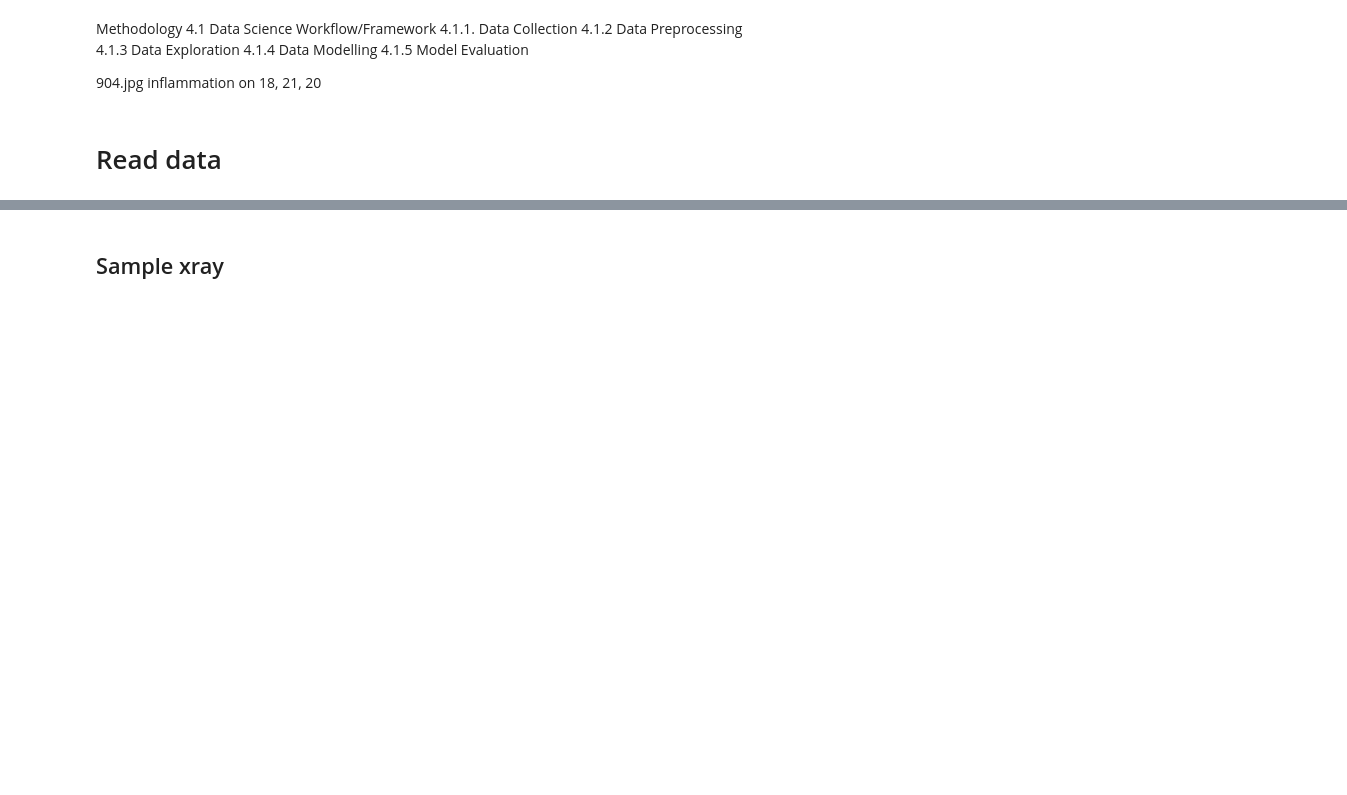
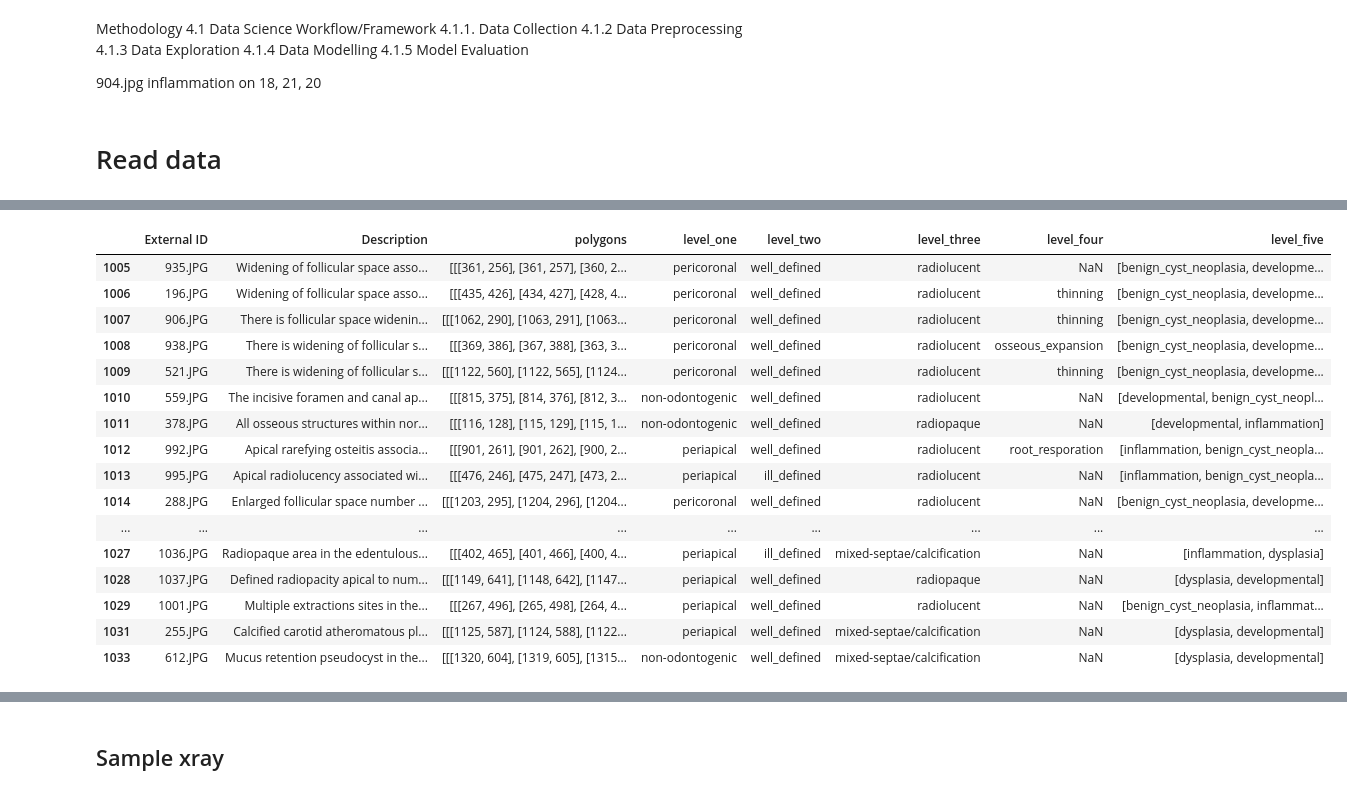
Before and after one commit to sopmacvan/tdd-model, a Jupyter notebook: main.ipynb, the cells around one changed output, grey strips where cells are left out. Saved outputs shown, nothing was run; the diff lists cells and outputs as text; code cells hidden in the pictures; blank space fills up the shorter version.

```diff
--- a/main.ipynb
+++ b/main.ipynb
@@ -71,0 +49,22 @@ expert_df[expert_df['len_polygons'] != expert_df['len_abnormalities']]
+# %%
+# see data where there are multiple abnormalities in the one mask/polygon for expert
+many_abnormalities = expert_df[expert_df['level_five'].notna()].copy()
+many_abnormalities[many_abnormalities['level_five'].apply(lambda x: len(x) > 1)]
+# %% [output]
+|  | External ID | Description | polygons | level_one | level_two | level_three | level_four | level_five |
+| 1005 | 935.JPG | Widening of follicular space asso... | [[[361, 256], [361, 257], [360, 2... | pericoronal | well_defined | radiolucent | NaN | [benign_cyst_neoplasia, developme... |
+| 1006 | 196.JPG | Widening of follicular space asso... | [[[435, 426], [434, 427], [428, 4... | pericoronal | well_defined | radiolucent | thinning | [benign_cyst_neoplasia, developme... |
+| 1007 | 906.JPG | There is follicular space widenin... | [[[1062, 290], [1063, 291], [1063... | pericoronal | well_defined | radiolucent | thinning | [benign_cyst_neoplasia, developme... |
+| 1008 | 938.JPG | There is widening of follicular s... | [[[369, 386], [367, 388], [363, 3... | pericoronal | well_defined | radiolucent | osseous_expansion | [benign_cyst_neoplasia, developme... |
+| 1009 | 521.JPG | There is widening of follicular s... | [[[1122, 560], [1122, 565], [1124... | pericoronal | well_defined | radiolucent | thinning | [benign_cyst_neoplasia, developme... |
+| 1010 | 559.JPG | The incisive foramen and canal ap... | [[[815, 375], [814, 376], [812, 3... | non-odontogenic | well_defined | radiolucent | NaN | [developmental, benign_cyst_neopl... |
+| 1011 | 378.JPG | All osseous structures within nor... | [[[116, 128], [115, 129], [115, 1... | non-odontogenic | well_defined | radiopaque | NaN | [developmental, inflammation] |
+| 1012 | 992.JPG | Apical rarefying osteitis associa... | [[[901, 261], [901, 262], [900, 2... | periapical | well_defined | radiolucent | root_resporation | [inflammation, benign_cyst_neopla... |
+| 1013 | 995.JPG | Apical radiolucency associated wi... | [[[476, 246], [475, 247], [473, 2... | periapical | ill_defined | radiolucent | NaN | [inflammation, benign_cyst_neopla... |
+| 1014 | 288.JPG | Enlarged follicular space number ... | [[[1203, 295], [1204, 296], [1204... | pericoronal | well_defined | radiolucent | NaN | [benign_cyst_neoplasia, developme... |
+| ... | ... | ... | ... | ... | ... | ... | ... | ... |
+| 1027 | 1036.JPG | Radiopaque area in the edentulous... | [[[402, 465], [401, 466], [400, 4... | periapical | ill_defined | mixed-septae/calcification | NaN | [inflammation, dysplasia] |
+| 1028 | 1037.JPG | Defined radiopacity apical to num... | [[[1149, 641], [1148, 642], [1147... | periapical | well_defined | radiopaque | NaN | [dysplasia, developmental] |
+| 1029 | 1001.JPG | Multiple extractions sites in the... | [[[267, 496], [265, 498], [264, 4... | periapical | well_defined | radiolucent | NaN | [benign_cyst_neoplasia, inflammat... |
+| 1031 | 255.JPG | Calcified carotid atheromatous pl... | [[[1125, 587], [1124, 588], [1122... | periapical | well_defined | mixed-septae/calcification | NaN | [dysplasia, developmental] |
+| 1033 | 612.JPG | Mucus retention pseudocyst in the... | [[[1320, 604], [1319, 605], [1315... | non-odontogenic | well_defined | mixed-septae/calcification | NaN | [dysplasia, developmental] |
```
Also changed, not shown: parts of 6 cells of this notebook, 1 other file.
